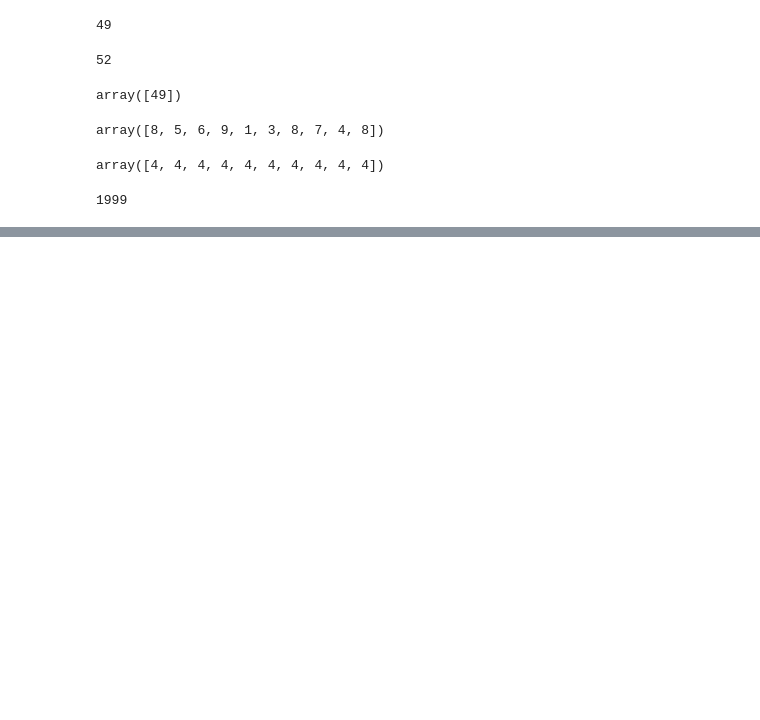
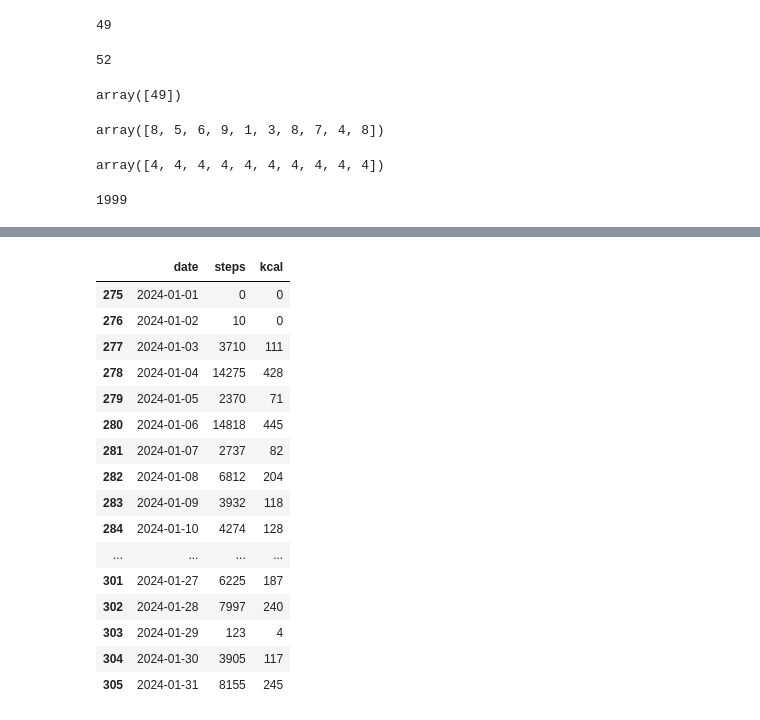
Before and after one commit to hirowgit/2A0_python_basic_course_ksp, a Jupyter notebook: ksp_novice_lec02.ipynb, the cells around one changed output, grey strips where cells are left out. Cells and saved outputs as stored; diff of their text form; code cells hidden in the pictures; blank space fills up the shorter version.

```diff
--- a/ksp_novice_lec02.ipynb
+++ b/ksp_novice_lec02.ipynb
@@ -876,0 +886,3 @@ productID[-1]
+# %%
+rfilename=os.path.join('dataH','2023health_full_out.csv')
+rfilename
@@ -876,0 +891,7 @@ productID[-1]
+# %%
+df_utf=pd.read_csv(rfilename,encoding='utf8')
+display(df_utf)
+df_utf.loc[:,'date']=df_utf.loc[:,'date'].apply(pd.to_datetime)
+display(df_utf)
+month_list=[d.month for d in df_utf['date']]
+display(month_list)
@@ -876,0 +942,22 @@ productID[-1]
+# %%
+key=np.where(np.array(month_list)==1)[0]
+df1=df_utf.iloc[key,:]
+display(df1)
+# %% [output]
+|  | date | steps | kcal |
+| 275 | 2024-01-01 | 0 | 0 |
+| 276 | 2024-01-02 | 10 | 0 |
+| 277 | 2024-01-03 | 3710 | 111 |
+| 278 | 2024-01-04 | 14275 | 428 |
+| 279 | 2024-01-05 | 2370 | 71 |
+| 280 | 2024-01-06 | 14818 | 445 |
+| 281 | 2024-01-07 | 2737 | 82 |
+| 282 | 2024-01-08 | 6812 | 204 |
+| 283 | 2024-01-09 | 3932 | 118 |
+| 284 | 2024-01-10 | 4274 | 128 |
+| ... | ... | ... | ... |
+| 301 | 2024-01-27 | 6225 | 187 |
+| 302 | 2024-01-28 | 7997 | 240 |
+| 303 | 2024-01-29 | 123 | 4 |
+| 304 | 2024-01-30 | 3905 | 117 |
+| 305 | 2024-01-31 | 8155 | 245 |
```
Also changed, not shown: parts of 9 cells of this notebook, 7 other files.
